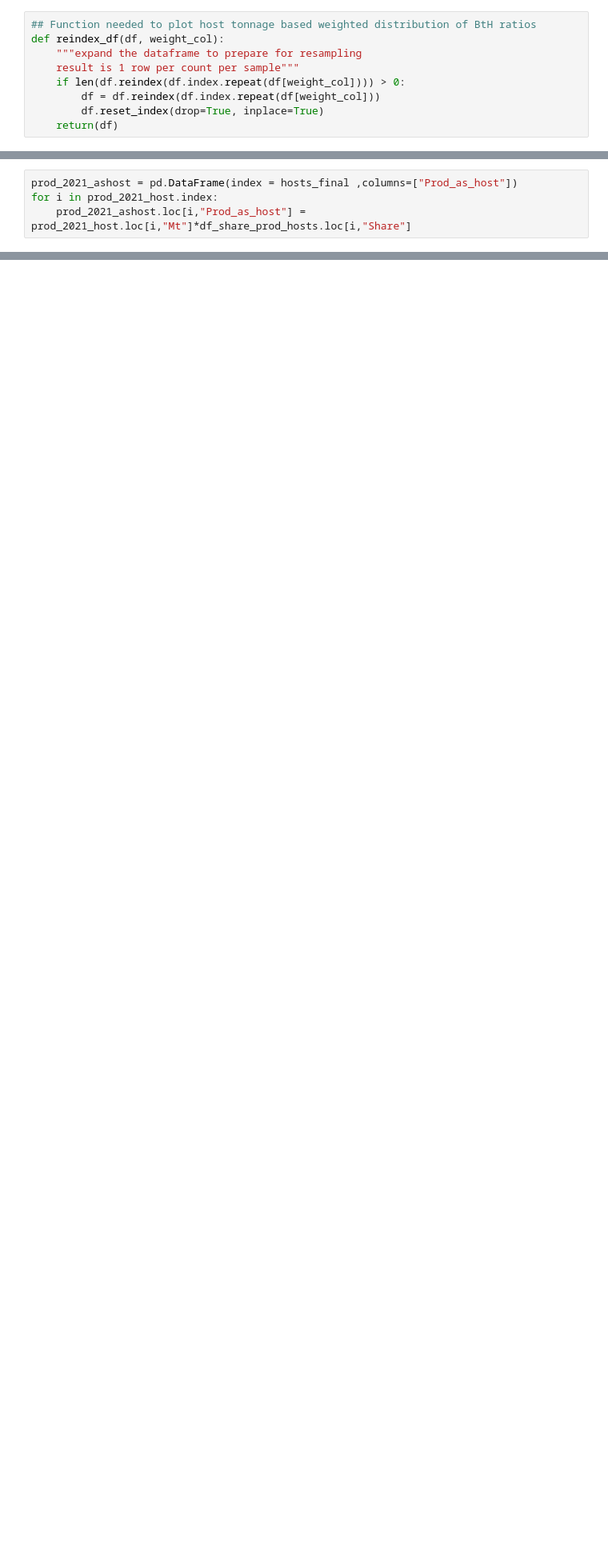
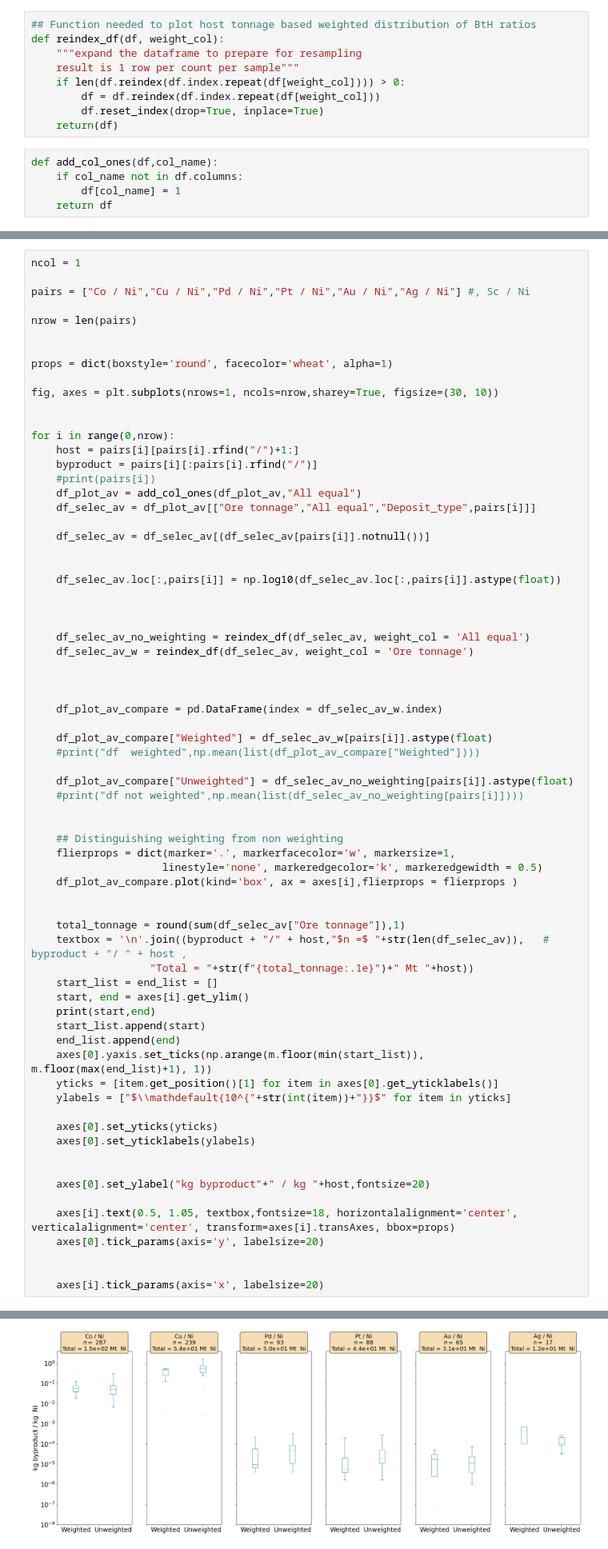
Before and after one commit to TitouanGreffe/BtH_ratios, a Jupyter notebook: doc/Compute_BtH_ratios.ipynb, the cells around one changed output, grey strips where cells are left out. Shown at 80% size. Saved outputs shown, nothing was run; the diff lists cells and outputs as text; blank space fills up the shorter version.

```diff
--- a/doc/Compute_BtH_ratios.ipynb
+++ b/doc/Compute_BtH_ratios.ipynb
@@ -38,3 +40,8 @@ def reindex_df(df, weight_col):
         df = df.reindex(df.index.repeat(df[weight_col]))
         df.reset_index(drop=True, inplace=True)
     return(df)
+# %%
+def add_col_ones(df,col_name):
+    if col_name not in df.columns:
+        df[col_name] = 1
+    return df
@@ -282,4 +107,0 @@ for host in df_share_prod_hosts.index:
-# %%
-prod_2021_ashost = pd.DataFrame(index = hosts_final ,columns=["Prod_as_host"])
-for i in prod_2021_host.index:
-    prod_2021_ashost.loc[i,"Prod_as_host"] = prod_2021_host.loc[i,"Mt"]*df_share_prod_hosts.loc[i,"Share"]
@@ -680,0 +133,71 @@ plt.show()
+# %%
+ncol = 1
+
+pairs = ["Co / Ni","Cu / Ni","Pd / Ni","Pt / Ni","Au / Ni","Ag / Ni"] #, Sc / Ni
+
+nrow = len(pairs)
+
+
+props = dict(boxstyle='round', facecolor='wheat', alpha=1)
+
+fig, axes = plt.subplots(nrows=1, ncols=nrow,sharey=True, figsize=(30, 10))
+
+
+for i in range(0,nrow):
+    host = pairs[i][pairs[i].rfind("/")+1:]
+    byproduct = pairs[i][:pairs[i].rfind("/")]
+    #print(pairs[i])
+    df_plot_av = add_col_ones(df_plot_av,"All equal")
+    df_selec_av = df_plot_av[["Ore tonnage","All equal","Deposit_type",pairs[i]]]
+
+    df_selec_av = df_selec_av[(df_selec_av[pairs[i]].notnull())]
+
+
+    df_selec_av.loc[:,pairs[i]] = np.log10(df_selec_av.loc[:,pairs[i]].astype(float))
+
+
+
+    df_selec_av_no_weighting = reindex_df(df_selec_av, weight_col = 'All equal')
+    df_selec_av_w = reindex_df(df_selec_av, weight_col = 'Ore tonnage')
+
+
+
+    df_plot_av_compare = pd.DataFrame(index = df_selec_av_w.index)
+
+    df_plot_av_compare["Weighted"] = df_selec_av_w[pairs[i]].astype(float)
+    #print("df  weighted",np.mean(list(df_plot_av_compare["Weighted"])))
+
+    df_plot_av_compare["Unweighted"] = df_selec_av_no_weighting[pairs[i]].astype(float)
+    #print("df not weighted",np.mean(list(df_selec_av_no_weighting[pairs[i]])))
+
+
+    ## Distinguishing weighting from non weighting
+    flierprops = dict(marker='.', markerfacecolor='w', markersize=1,
+                     linestyle='none', markeredgecolor='k', markeredgewidth = 0.5)
+    df_plot_av_compare.plot(kind='box', ax = axes[i],flierprops = flierprops )
+
+
+    total_tonnage = round(sum(df_selec_av["Ore tonnage"]),1)
+    textbox = '\n'.join((byproduct + "/" + host,"$n =$ "+str(len(df_selec_av)),   # byproduct + "/ " + host ,
+                   "Total = "+str(f"{total_tonnage:.1e}")+" Mt "+host))
+    start_list = end_list = []
+    start, end = axes[i].get_ylim()
+    print(start,end)
+    start_list.append(start)
+    end_list.append(end)
+    axes[0].yaxis.set_ticks(np.arange(m.floor(min(start_list)), m.floor(max(end_list)+1), 1))
+    yticks = [item.get_position()[1] for item in axes[0].get_yticklabels()]
+    ylabels = ["$\\mathdefault{10^{"+str(int(item))+"}}$" for item in yticks]
+
+    axes[0].set_yticks(yticks)
+    axes[0].set_yticklabels(ylabels)
+
+
+    axes[0].set_ylabel("kg byproduct"+" / kg "+host,fontsize=20)
+
+    axes[i].text(0.5, 1.05, textbox,fontsize=18, horizontalalignment='center', verticalalignment='center', transform=axes[i].transAxes, bbox=props)
+    axes[0].tick_params(axis='y', labelsize=20)
+
+
+    axes[i].tick_params(axis='x', labelsize=20)
+# %% [output]
@@ -680,0 +210 @@ plt.show()
+[figure, added]
```
Also changed, not shown: parts of 55 cells of this notebook.
